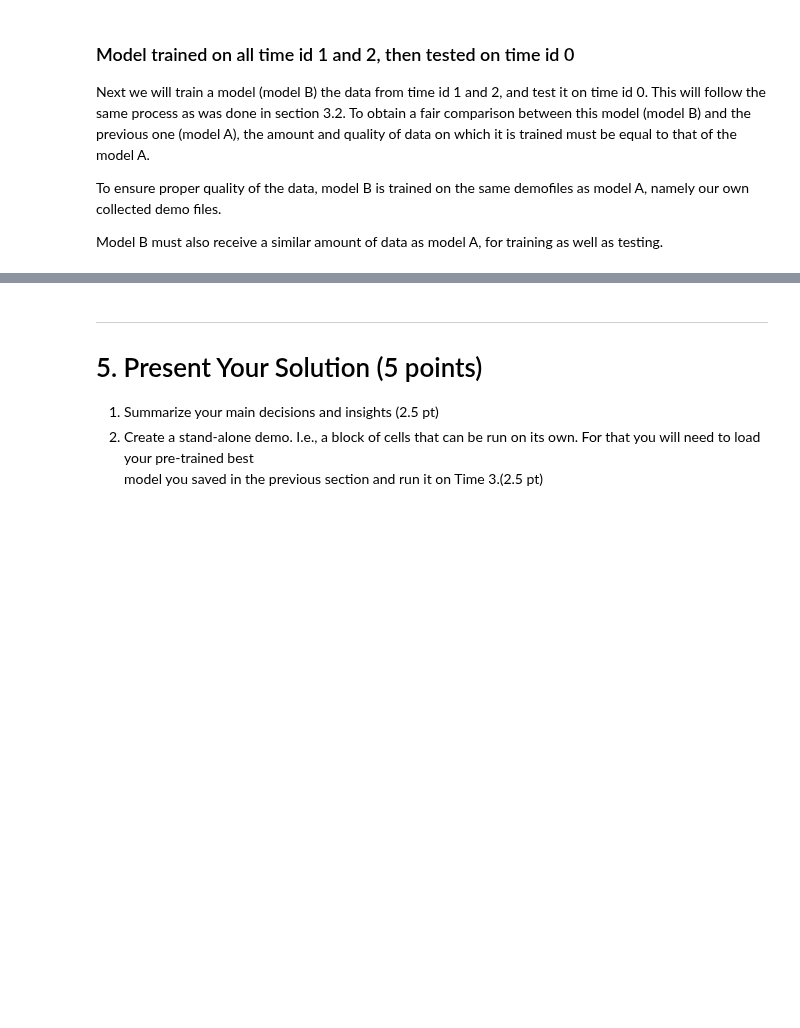
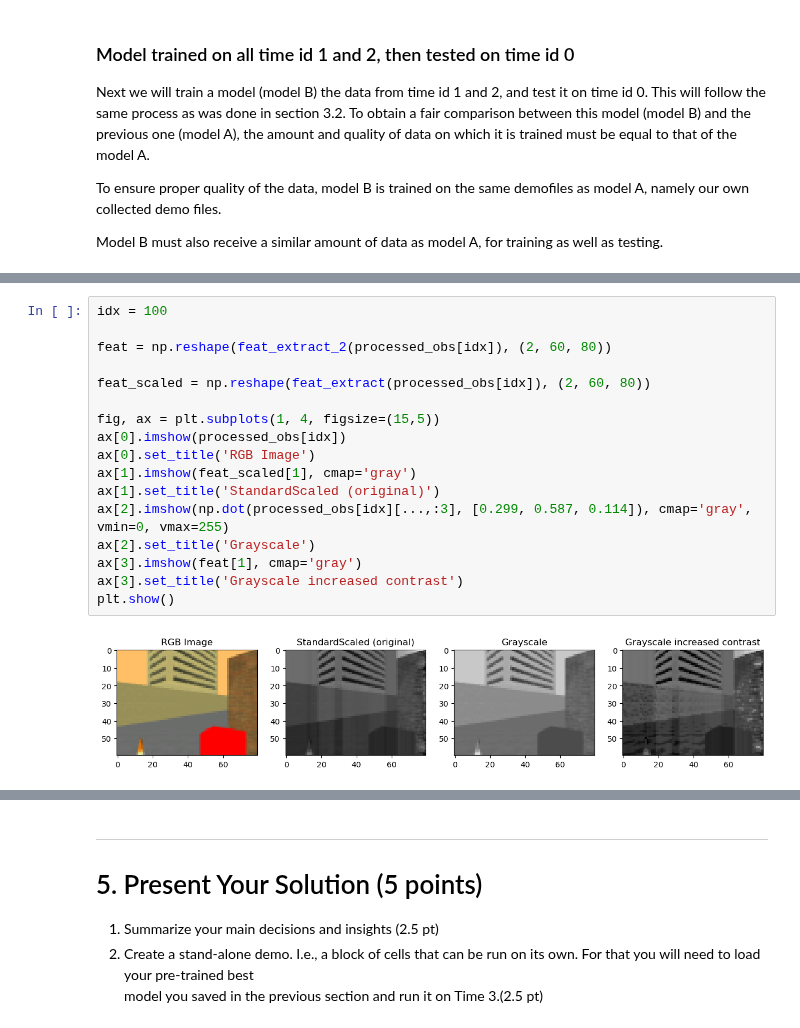
Before and after one commit to kvta1/RO47002, a Jupyter notebook: final_assignment/RO47002-final-assignment-2023.ipynb, the cells around one changed output, grey strips where cells are left out. Saved outputs shown, nothing was run; the diff lists cells and outputs as text; blank space fills up the shorter version.

```diff
--- a/final_assignment/RO47002-final-assignment-2023.ipynb
+++ b/final_assignment/RO47002-final-assignment-2023.ipynb
@@ -1998,0 +2107,19 @@ A far more suitable option for neural networks that take images as an input is t
+# %%
+idx = 100
+
+feat = np.reshape(feat_extract_2(processed_obs[idx]), (2, 60, 80))
+
+feat_scaled = np.reshape(feat_extract(processed_obs[idx]), (2, 60, 80))
+
+fig, ax = plt.subplots(1, 4, figsize=(15,5))
+ax[0].imshow(processed_obs[idx])
+ax[0].set_title('RGB Image')
+ax[1].imshow(feat_scaled[1], cmap='gray')
+ax[1].set_title('StandardScaled (original)')
+ax[2].imshow(np.dot(processed_obs[idx][...,:3], [0.299, 0.587, 0.114]), cmap='gray', vmin=0, vmax=255)
+ax[2].set_title('Grayscale')
+ax[3].imshow(feat[1], cmap='gray')
+ax[3].set_title('Grayscale increased contrast')
+plt.show()
+# %% [output]
+[figure, added]
```
Also changed, not shown: parts of 25 cells of this notebook.
